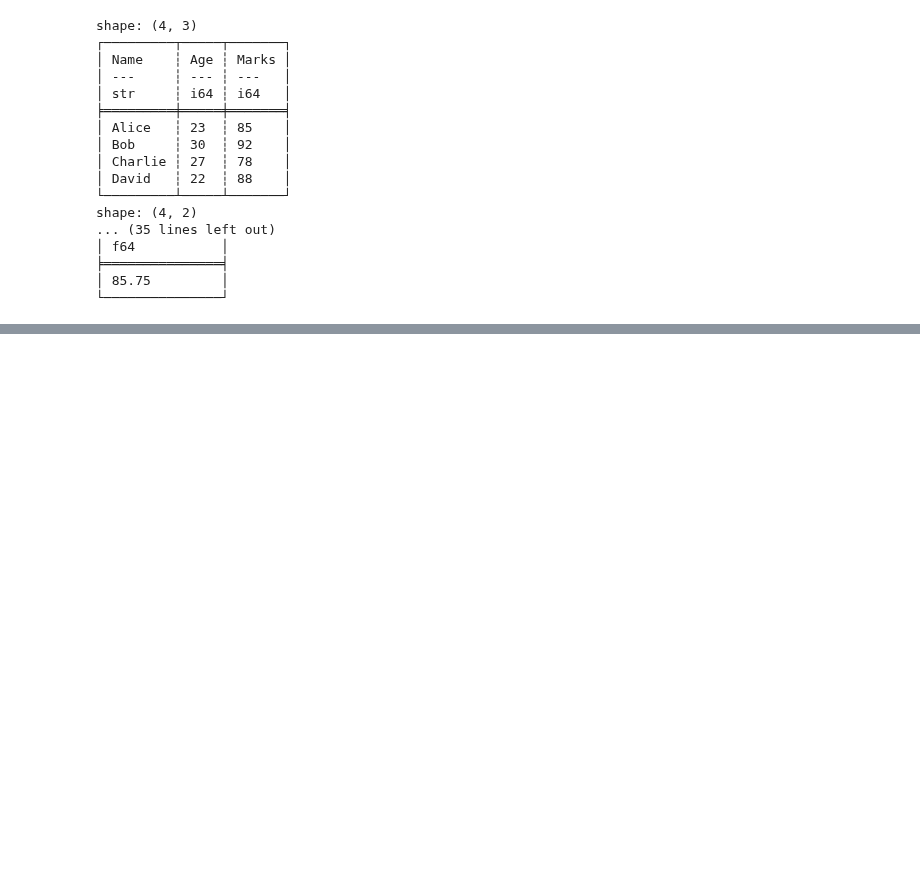
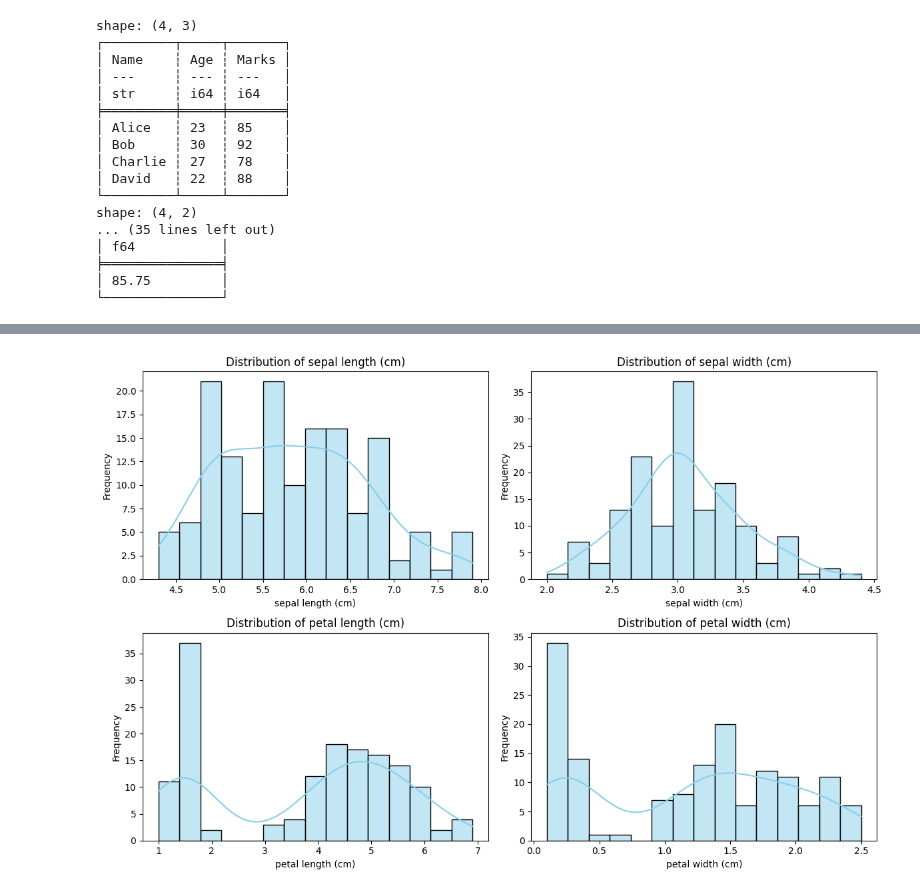
Before and after one commit to Gouri-Nandana11/MCA, a Jupyter notebook: Datascience.ipynb, the cells around one changed output, grey strips where cells are left out. Cells and saved outputs as stored; diff of their text form; code cells hidden in the pictures; blank space fills up the shorter version.

```diff
--- a/Datascience.ipynb
+++ b/Datascience.ipynb
@@ -615,0 +684,15 @@ shape: (4, 2)
+# %%
+
+plt.figure(figsize=(12, 8))
+
+for i, column in enumerate(df.columns):
+    plt.subplot(2, 2, i + 1)
+    sns.histplot(df[column], kde=True, bins=15, color='skyblue')
+    plt.title("Distribution of " + column)
+    plt.xlabel(column)
+    plt.ylabel("Frequency")
+
+plt.tight_layout()
+plt.show()
+# %% [output]
+[figure, added]
```
Also changed, not shown: parts of 16 cells of this notebook.
